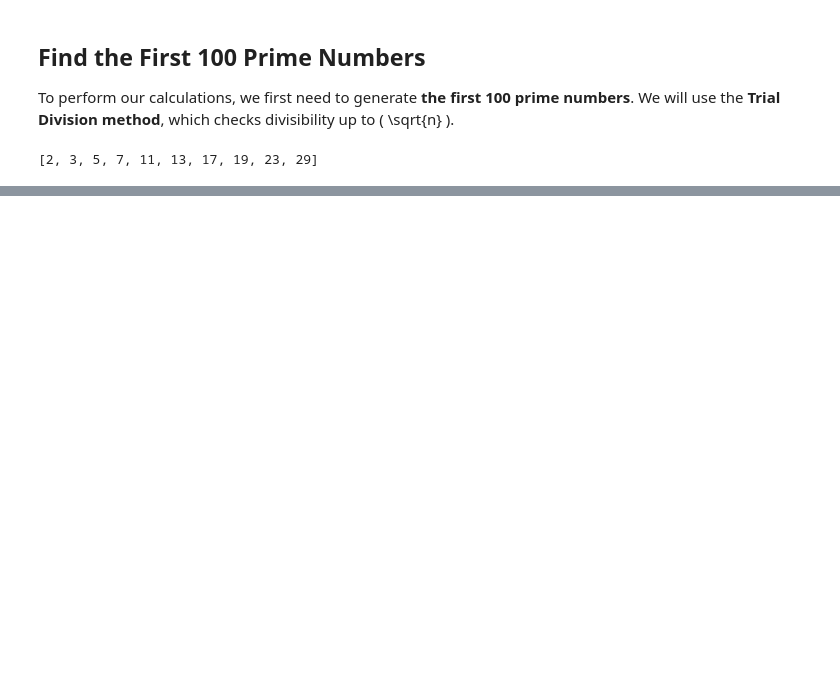
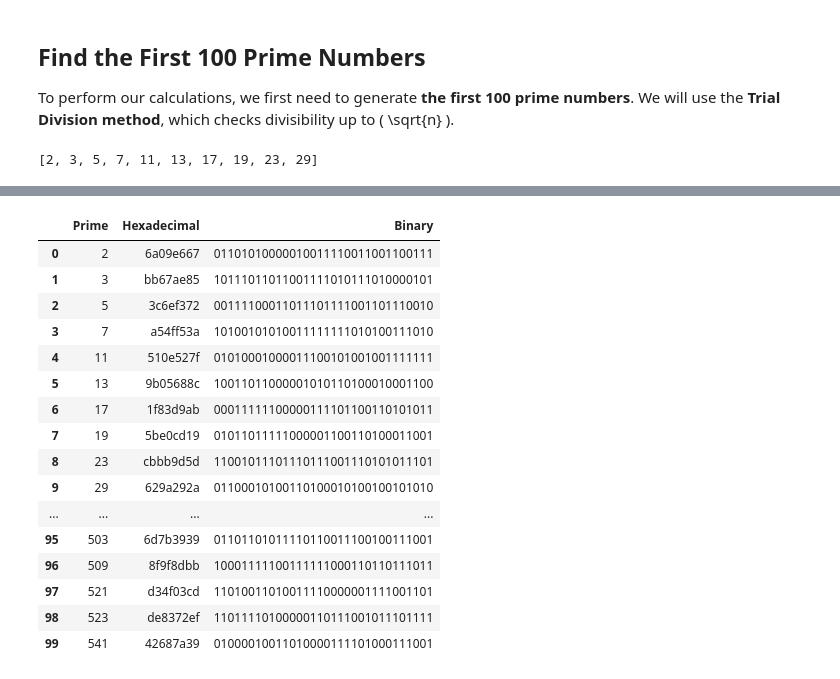
Before and after one commit to CianMartyn/Computational-Theory, a Jupyter notebook: tasks.ipynb, the cells around one changed output, grey strips where cells are left out. Drawn from its saved outputs; the diff is of its cells as text; code cells hidden in the pictures; blank space fills up the shorter version.

Commit message:
Add Hexadecimal and Binary Formats

```diff
--- a/tasks.ipynb
+++ b/tasks.ipynb
@@ -370,9 +378,30 @@ This helps in understanding how prime numbers and their square roots are uniquel
 # %%
 import pandas as pd
 
-# Convert to DataFrame for better visualization
-df_sqrt_bits = pd.DataFrame(list(fractional_bits.items()), columns=["Prime", "First 32 Fractional Bits"])
-pd.set_option("display.max_rows", None)  # Show all rows
+# Create a DataFrame for better visualization
+df_sqrt_bits = pd.DataFrame({
+    "Prime": primes,
+    "Hexadecimal": [f"{bits:08x}" for bits in first32bits],
+    "Binary": [f"{bits:032b}" for bits in first32bits]
+})
 
 # Display the table
 display(df_sqrt_bits)
+# %% [output]
+|  | Prime | Hexadecimal | Binary |
+| 0 | 2 | 6a09e667 | 01101010000010011110011001100111 |
+| 1 | 3 | bb67ae85 | 10111011011001111010111010000101 |
+| 2 | 5 | 3c6ef372 | 00111100011011101111001101110010 |
+| 3 | 7 | a54ff53a | 10100101010011111111010100111010 |
+| 4 | 11 | 510e527f | 01010001000011100101001001111111 |
+| 5 | 13 | 9b05688c | 10011011000001010110100010001100 |
+| 6 | 17 | 1f83d9ab | 00011111100000111101100110101011 |
+| 7 | 19 | 5be0cd19 | 01011011111000001100110100011001 |
+| 8 | 23 | cbbb9d5d | 11001011101110111001110101011101 |
+| 9 | 29 | 629a292a | 01100010100110100010100100101010 |
+| ... | ... | ... | ... |
+| 95 | 503 | 6d7b3939 | 01101101011110110011100100111001 |
+| 96 | 509 | 8f9f8dbb | 10001111100111111000110110111011 |
+| 97 | 521 | d34f03cd | 11010011010011110000001111001101 |
+| 98 | 523 | de8372ef | 11011110100000110111001011101111 |
+| 99 | 541 | 42687a39 | 01000010011010000111101000111001 |
```
Also changed, not shown: parts of 8 cells of this notebook.
